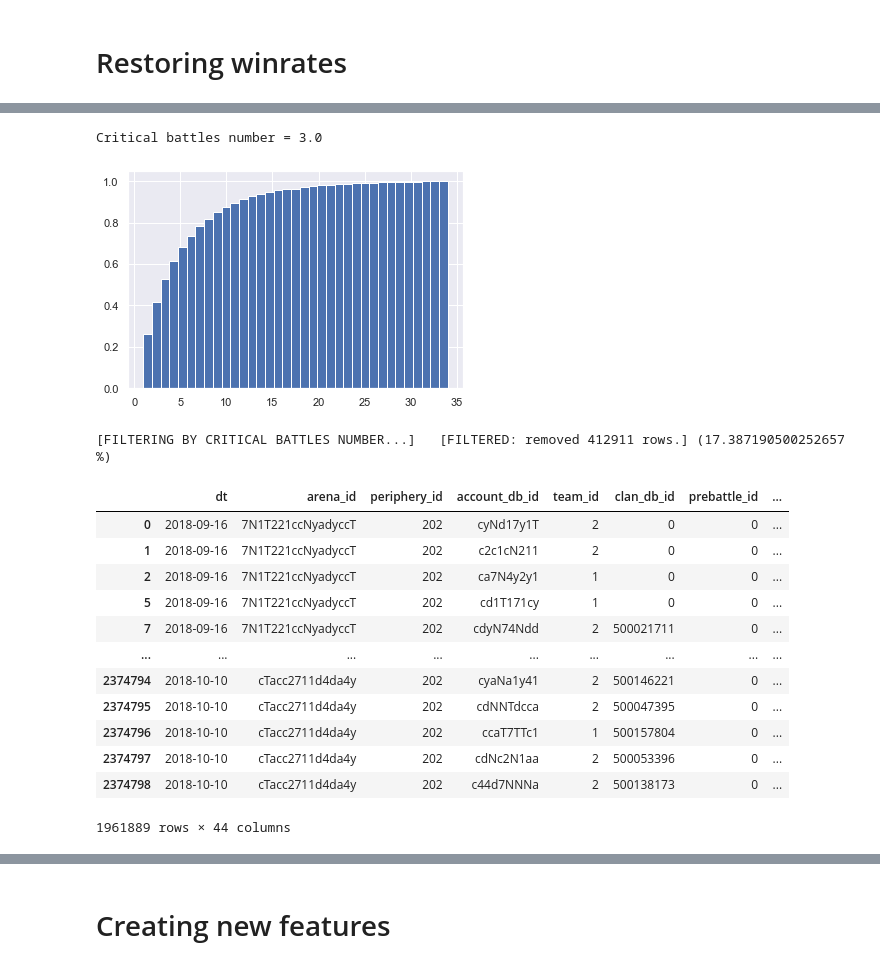
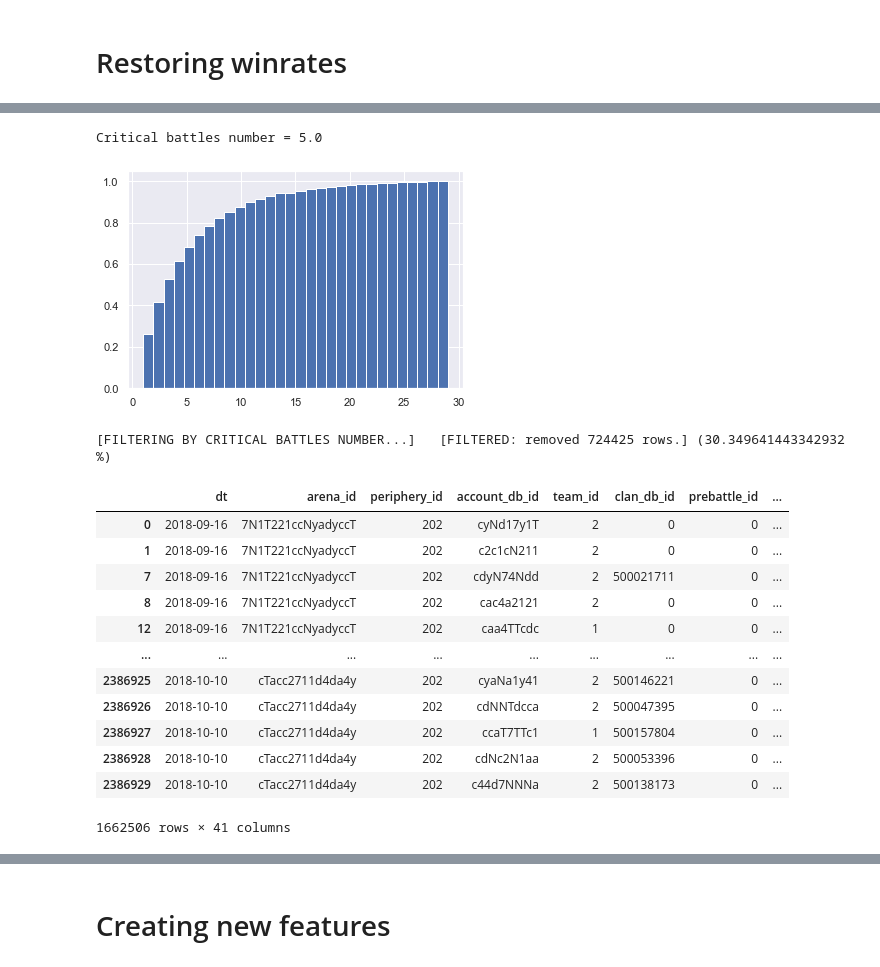
Before and after one commit to Egorka1/WG_Forge, a Jupyter notebook: WGProjectFinal.ipynb, the cells around one changed output, grey strips where cells are left out. Saved outputs shown, nothing was run; the diff lists cells and outputs as text; code cells hidden in the pictures.

```diff
--- a/WGProjectFinal.ipynb
+++ b/WGProjectFinal.ipynb
@@ -132,7 +132,10 @@ masks = [
 
     ('custom cleaning by price 5 level: item_price_credit < 500000', \
     (catalog['item_level'] != 5) | \
-    (catalog['item_price_gold'] != 0) | (catalog['item_price_credit'] < 500000))
+    (catalog['item_price_gold'] != 0) | (catalog['item_price_credit'] < 500000)),
+
+    ('cleaning by premium: item_level <= 8', \
+    (catalog['item_price_gold'] == 0) | (catalog['item_level'] <= 8))
 ]
 
 for mask in masks:
@@ -424,14 +411,14 @@ Our algorithm accuracy = 99.7043961596766 %
 # %%
 player_battles = arena_members.groupby('account_db_id')['account_db_id'].count()
 
-battles_critical = np.percentile(player_battles, 45)
+battles_critical = np.percentile(player_battles, 65)
 print(f'Critical battles number = {battles_critical}')
 
-plt.hist(player_battles[player_battles < 35], bins=35, density=True, cumulative=True)
+plt.hist(player_battles[player_battles < 30], bins=30, density=True, cumulative=True)
 plt.show()
 # %% [output]
-Critical battles number = 3.0
+Critical battles number = 5.0
-[figure, old version]
+[figure, new version]
 # %%
 N = len(arena_members)
 
@@ -441,20 +428,20 @@ print(f'[FILTERED: removed {N - len(arena_members)} rows.] ({100 - 100 * len(are
 
 arena_members
 # %% [output]
-[FILTERING BY CRITICAL BATTLES NUMBER...]   [FILTERED: removed 412911 rows.] (17.387190500252657 %)
+[FILTERING BY CRITICAL BATTLES NUMBER...]   [FILTERED: removed 724425 rows.] (30.349641443342932 %)
 |  | dt | arena_id | periphery_id | account_db_id | team_id | clan_db_id | prebattle_id | ... |
 | 0 | 2018-09-16 | 7N1T221ccNyadyccT | 202 | cyNd17y1T | 2 | 0 | 0 | ... |
 | 1 | 2018-09-16 | 7N1T221ccNyadyccT | 202 | c2c1cN211 | 2 | 0 | 0 | ... |
-| 2 | 2018-09-16 | 7N1T221ccNyadyccT | 202 | ca7N4y2y1 | 1 | 0 | 0 | ... |
-| 5 | 2018-09-16 | 7N1T221ccNyadyccT | 202 | cd1T171cy | 1 | 0 | 0 | ... |
 | 7 | 2018-09-16 | 7N1T221ccNyadyccT | 202 | cdyN74Ndd | 2 | 500021711 | 0 | ... |
+| 8 | 2018-09-16 | 7N1T221ccNyadyccT | 202 | cac4a2121 | 2 | 0 | 0 | ... |
+| 12 | 2018-09-16 | 7N1T221ccNyadyccT | 202 | caa4TTcdc | 1 | 0 | 0 | ... |
 | ... | ... | ... | ... | ... | ... | ... | ... | ... |
-| 2374794 | 2018-10-10 | cTacc2711d4da4y | 202 | cyaNa1y41 | 2 | 500146221 | 0 | ... |
-| 2374795 | 2018-10-10 | cTacc2711d4da4y | 202 | cdNNTdcca | 2 | 500047395 | 0 | ... |
-| 2374796 | 2018-10-10 | cTacc2711d4da4y | 202 | ccaT7TTc1 | 1 | 500157804 | 0 | ... |
-| 2374797 | 2018-10-10 | cTacc2711d4da4y | 202 | cdNc2N1aa | 2 | 500053396 | 0 | ... |
-| 2374798 | 2018-10-10 | cTacc2711d4da4y | 202 | c44d7NNNa | 2 | 500138173 | 0 | ... |
+| 2386925 | 2018-10-10 | cTacc2711d4da4y | 202 | cyaNa1y41 | 2 | 500146221 | 0 | ... |
+| 2386926 | 2018-10-10 | cTacc2711d4da4y | 202 | cdNNTdcca | 2 | 500047395 | 0 | ... |
+| 2386927 | 2018-10-10 | cTacc2711d4da4y | 202 | ccaT7TTc1 | 1 | 500157804 | 0 | ... |
+| 2386928 | 2018-10-10 | cTacc2711d4da4y | 202 | cdNc2N1aa | 2 | 500053396 | 0 | ... |
+| 2386929 | 2018-10-10 | cTacc2711d4da4y | 202 | c44d7NNNa | 2 | 500138173 | 0 | ... |
-1961889 rows × 44 columns
+1662506 rows × 41 columns
 # %%
 players_for_train = arena_members[arena_members.groupby('account_db_id')['account_db_id'].transform('count') >= 10]
 players_for_train = players_for_train.groupby('account_db_id').agg({'original_xp' : 'mean',
```
Also changed, not shown: parts of 45 cells of this notebook, 1 other file.
